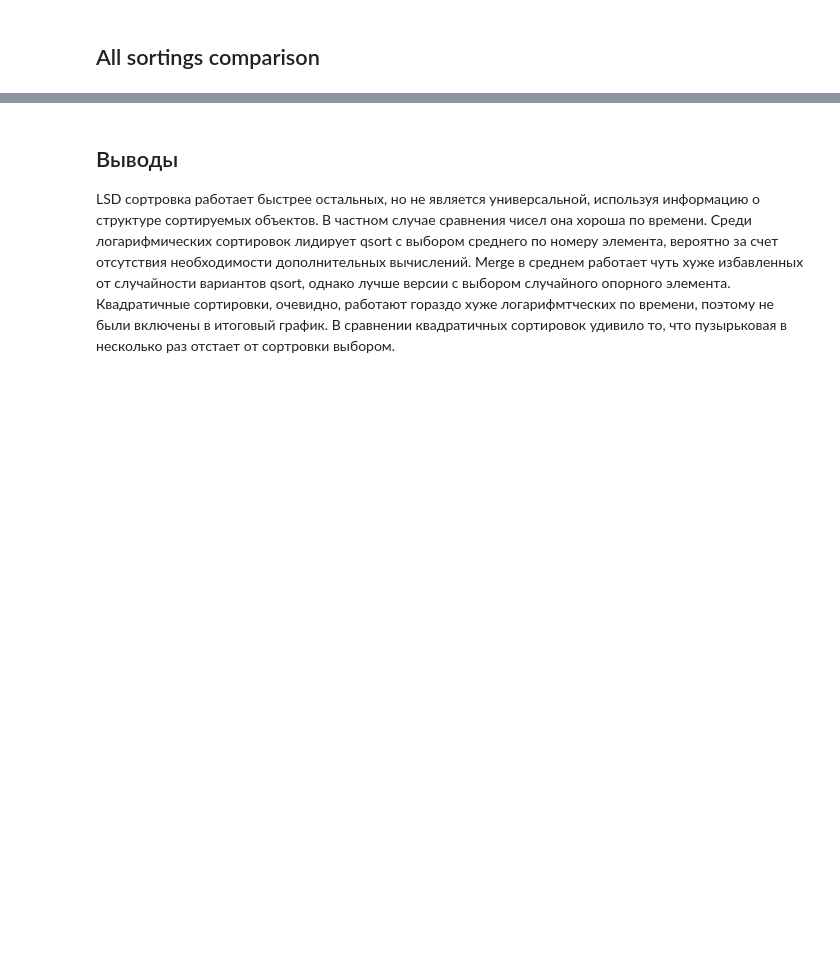
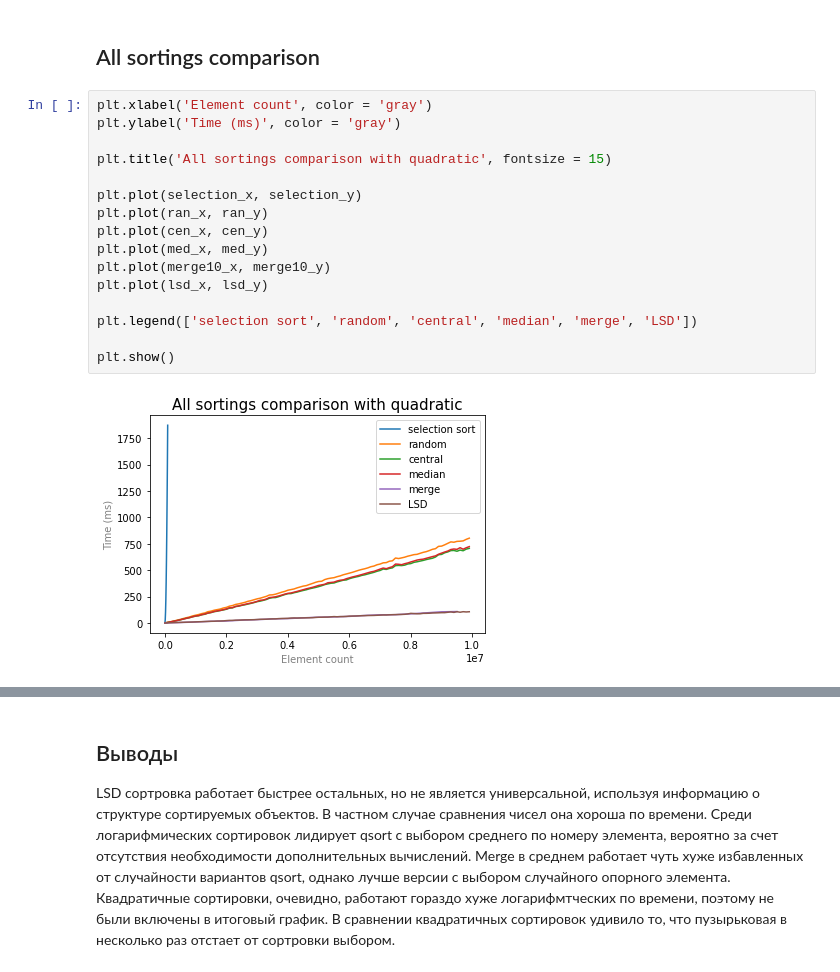
Before and after one commit to sqiportinhsa/NoLabs, a Jupyter notebook: sorting/plots/plots.ipynb, the cells around one changed output, grey strips where cells are left out. Saved outputs shown, nothing was run; the diff lists cells and outputs as text; blank space fills up the shorter version.

```diff
--- a/sorting/plots/plots.ipynb
+++ b/sorting/plots/plots.ipynb
@@ -428,6 +428,24 @@ plt.show()
 [figure]
 # %% [markdown]
 ## All sortings comparison
+# %%
+plt.xlabel('Element count', color = 'gray')
+plt.ylabel('Time (ms)', color = 'gray')
+
+plt.title('All sortings comparison with quadratic', fontsize = 15)
+
+plt.plot(selection_x, selection_y)
+plt.plot(ran_x, ran_y)
+plt.plot(cen_x, cen_y)
+plt.plot(med_x, med_y)
+plt.plot(merge10_x, merge10_y)
+plt.plot(lsd_x, lsd_y)
+
+plt.legend(['selection sort', 'random', 'central', 'median', 'merge', 'LSD'])
+
+plt.show()
+# %% [output]
+[figure, added]
 # %%
 plt.xlabel('Element count', color = 'gray')
 plt.ylabel('Time (ms)', color = 'gray')
```
Also changed, not shown: parts of 1 cell of this notebook, 3 other files.
